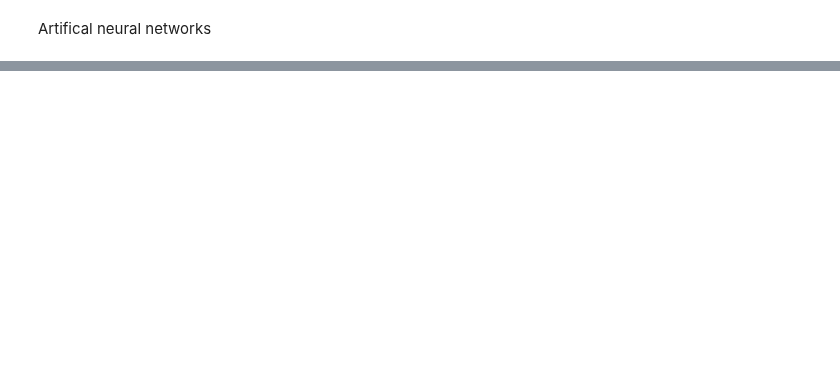
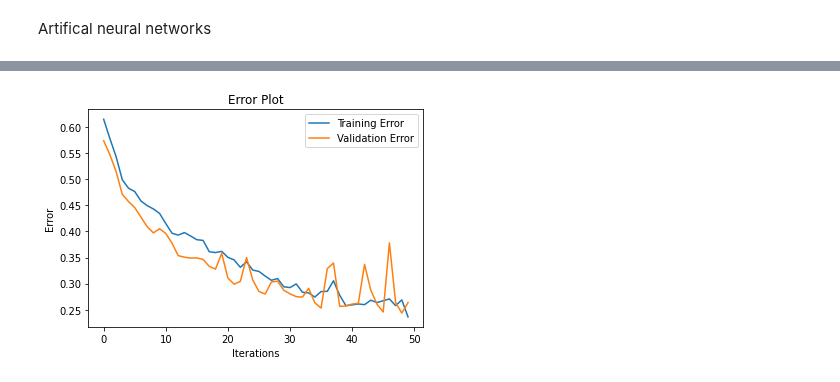
Before and after one commit to RamyaReddyKoppula/PPP, a Jupyter notebook: SFE.ipynb, the cells around one changed output, grey strips where cells are left out. Drawn from its saved outputs; the diff is of its cells as text; code cells hidden in the pictures; blank space fills up the shorter version.

```diff
--- a/SFE.ipynb
+++ b/SFE.ipynb
@@ -687,13 +621,13 @@ Locally Linear Embedding
 # %% [markdown]
 Classification
 # %%
-master_indices = np.arange(normalization.shape[0])
+master_indices = np.arange(data_SFE.shape[0])
 print('master indices shape : ', master_indices.shape)
 #choosing test set and corressponding training set
 np.random.seed(25)
 test_prop = 0.2
-test_indices = np.random.choice(normalization.shape[0],int(math.floor(test_prop*normalization.shape[0])),replace = False)
-test_x = normalization[test_indices]
+test_indices = np.random.choice(data_SFE.shape[0],int(math.floor(test_prop*data_SFE.shape[0])),replace = False)
+test_x = data_SFE[test_indices]
 test_y = SFE_classes[test_indices]
 
 train_indices = master_indices
@@ -702,7 +636,7 @@ for item in test_indices:
     train_indices = np.delete(train_indices,np.where(train_indices==item))
 print('train indices shape  :', train_indices.shape)
 
-train_x = normalization[train_indices]
+train_x = data_SFE[train_indices]
 train_y = SFE_classes[train_indices]
 print(test_x.shape)
 print(test_y.shape)
@@ -1376,7 +1310,7 @@ class CrossEntropy(Loss):
 class Sigmoid():
     def __call__(self, input_tensor: np.ndarray) -> np.ndarray:
         return 1 / (1 + np.exp(-input_tensor))
-
+    #derivative of sigmoid
     def gradient(self, input_tensor: np.ndarray) -> np.ndarray:
         return self.__call__(input_tensor) * (1 - self(input_tensor))
 
@@ -1386,7 +1320,7 @@ class Softmax():
         return e_x / np.sum(e_x, axis=-1, keepdims=True)
 
     def gradient(self, input_tensor: np.ndarray) -> np.ndarray:
-        p = self(input_tensor)
+        p = self.__call__(input_tensor)
         return p * (1 - p)
 
 class TanH():
@@ -1682,7 +1616,7 @@ class NeuralNetwork():
         """ Evaluates the model over a single batch of samples """
         y_pred = self._forward_pass(X, training=False)
         loss = np.mean(self.loss_function.loss(y, y_pred))
-        acc = self.loss_function.acc(y, y_pred)
+        acc = self.loss_function.accu(y, y_pred)
 
         return loss, acc
 
@@ -1690,9 +1624,9 @@ class NeuralNetwork():
         """ Single gradient update over one batch of samples """
         y_pred = self._forward_pass(X)
         loss = np.mean(self.loss_function.loss(y, y_pred))
-        acc = self.loss_function.acc(y, y_pred)
+        acc = self.loss_function.accu(y, y_pred)
         # Calculate the gradient of the loss function wrt y_pred
-        loss_grad = self.loss_function.gradient(y, y_pred)
+        loss_grad = self.loss_function.grad(y, y_pred)
         # Backpropagate. Update weights
         self._backward_pass(loss_grad=loss_grad)
 
@@ -1786,47 +1720,31 @@ def main():
     # MLP
     #-----
 
-    X = normalization
-    y = SFE_classes
+    X = data_SFE
+    #y = SFE_classes
     #print(y)
 
     # # Convert to one-hot encoding
-    y = to_categorical(y.astype("int"))
+    #y = to_categorical(y.astype("int"))
 
-    n_samples, n_features = X.shape
+    n_samples, n_features = data_SFE.shape
     n_hidden = 150
-    # master_indices = np.arange(normalization.shape[0])
-    # print('master indices shape : ', master_indices.shape)
-    # #choosing test set and corressponding training set
-    # np.random.seed(25)
-    # test_prop = 0.2
-    # test_indices = np.random.choice(normalization.shape[0],int(math.floor(test_prop*normalization.shape[0])),replace = False)
-    # X_test = normalization[test_indices]
-    # y_test = SFE_classes[test_indices]
+    #from sklearn.model_selection import train_test_split
+    #xx, x_test, yy, y_test = train_test_split (normalization,SFE_classes, test_size=0.2, train_size=0.8 )
 
-    # train_indices = master_indices
-    # print('train indices shape :', train_indices.shape)
-    # for item in test_indices:
-    #     train_indices = np.delete(train_indices,np.where(train_indices==item))
-    # print('train indices shape  :', train_indices.shape)
-
-    #X_train = normalization[train_indices]
-    #y_train = SFE_classes[train_indices]
-
-    #from sklearn.model_selection import train_test_split
-    xx, x_test, yy, y_test = train_test_split (normalization,SFE_classes, test_size=0.2, seed=1)
-
-    # X_train, X_test, y_train, y_test = train_test_split(X, y, test_size=0.2, seed=25)
-    # print(X_train.shape)
-    # print(y_train.shape)
-    # print(X_test.shape)
-    # print(y_test.shape)
+   # X_train, X_test, y_train, y_test = train_test_split(X, y, test_size=0.2, seed=25)
+    y_train = to_categorical(train_y.astype("int"))
+    y_test = to_categorical(test_y.astype("int"))
+    #print(X_train.shape)
+    print(y_train.shape)
+    #print(X_test.shape)
+    print(y_test.shape)
     # x_test = x_test.reshape(xx.shape[1], 3)
     # y_test = y_test.reshape(yy.shape[1], 3)
 
     clf = NeuralNetwork(optimizer=optimizer,
-                        loss=CrossEntropy,
-                        validation_data=(x_test, y_test))
+                        loss=Cross_Entropy,
+                        validation_data=(test_x, y_test))
 
     clf.add(Dense(n_hidden, input_shape=(n_features,)))
     clf.add(Activation('leaky_relu'))
@@ -1836,7 +1754,7 @@ def main():
     clf.add(Dense(n_hidden))
     clf.add(Activation('leaky_relu'))
     clf.add(Dropout(0.25))
-    clf.add(Activation('leaky_relu'))
+    clf.add(Dense(n_hidden))
     clf.add(Activation('leaky_relu'))
     clf.add(Dropout(0.25))
     clf.add(Dense(3))
@@ -1845,7 +1763,7 @@ def main():
     #print ()
     #clf.summary(name="MLP")
 
-    train_err, val_err = clf.fit(xx, yy, n_epochs=50, batch_size=10)
+    train_err, val_err = clf.fit(train_x, y_train, n_epochs=50, batch_size=10)
 
     # Training and validation error plot
     n = len(train_err)
@@ -1857,18 +1775,19 @@ def main():
     plt.xlabel('Iterations')
     plt.show()
 
-    _, accuracy = clf.test_on_batch(x_test, y_test)
+    _, accuracy = clf.test_on_batch(test_x, y_test)
     print ("Accuracy:", accuracy)
 
     # Reduce dimension to 2D using PCA and plot the results
-    y_pred = np.argmax(clf.predict(x_test), axis=1)
+    y_pred = np.argmax(clf.predict(test_x), axis=1)
     print(y_pred)
     #Plot().plot_in_2d(X_test, y_pred, title="Multilayer Perceptron", accuracy=accuracy, legend_labels=range(10))
     from sklearn.metrics import confusion_matrix
-    cm_svc = confusion_matrix(y_test, y_pred)
-    print("Confusion Matrix \n",confusion_matrix(y_test,y_pred),"\n")
+    cm_svc = confusion_matrix(test_y, y_pred)
+    print("Confusion Matrix \n",confusion_matrix(test_y,y_pred),"\n")
     # hr=np.true_divide(cm_svc,74)*100
     # print(hr)
+
 if __name__ == "__main__":
-    main()
+   main()
 # %% [output]
@@ -1876,0 +1798 @@ ValueError: operands could not be broadcast together with shapes (10,) (10,3)
+[figure, added]
```
Also changed, not shown: parts of 12 cells of this notebook.
